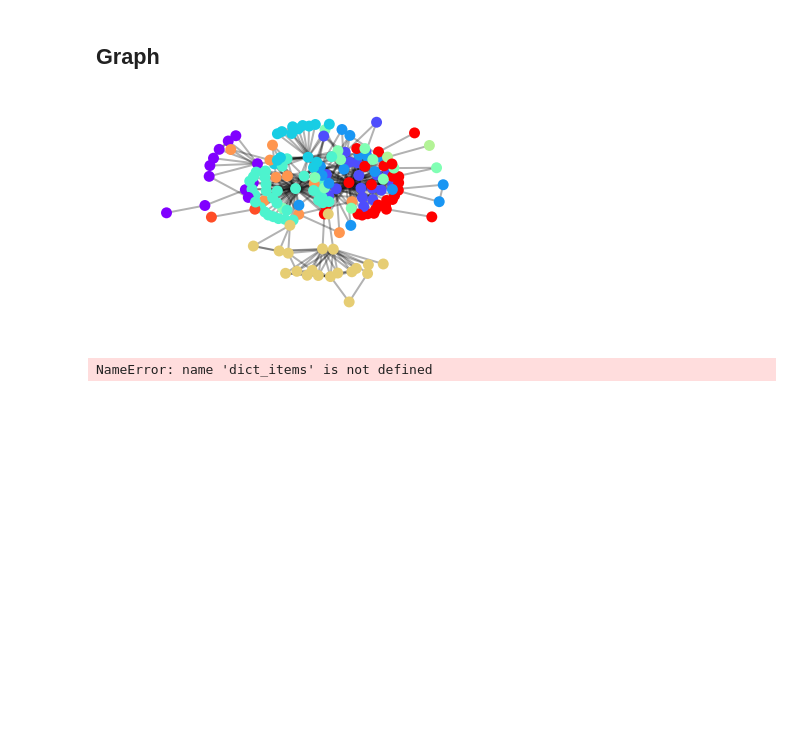
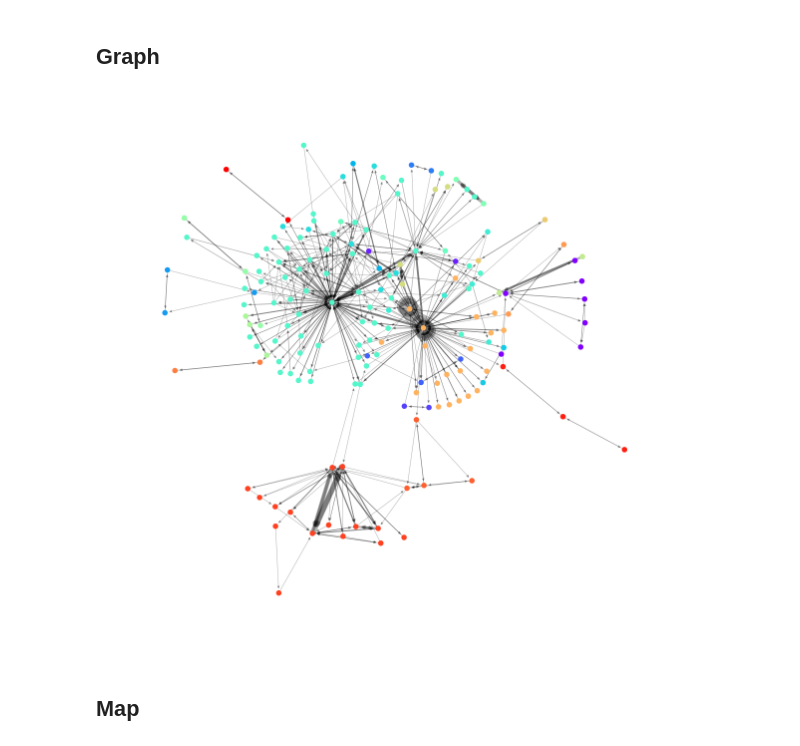
Before and after one commit to ulfaslak/scales_of_human_mobility, a Jupyter notebook: community_detection.ipynb, the cells around one changed output. Cells and saved outputs as stored; diff of their text form; code cells hidden in the pictures; blank space fills up the shorter version.

```diff
--- a/community_detection.ipynb
+++ b/community_detection.ipynb
@@ -101,9 +101,22 @@ nx.write_pajek(G, "data/pajek_317.net")
+# %%
+coords_u_stat = coords_u[coords_u[:, 3] != -1]
+
+counter = Counter([e for e in zip(coords_u_stat[:-1, 3], coords_u_stat[1:, 3]) if e[0] != e[1]])
+G = unetworks.multigraph_to_weighted_graph(nx.MultiDiGraph([e for e in zip(coords_u_stat[:-1, 3], coords_u_stat[1:, 3]) if e[0] != e[1]]), digraph=True)
+# %%
+infomapWrapper = infomap.Infomap("--two-level")
+for e, w in counter.items():
+    infomapWrapper.addLink(int(e[0]), int(e[1]), w)
+
+infomapWrapper.run()
+tree = infomapWrapper.tree
+
+partition = dict((node.physIndex, node.moduleIndex()) for node in tree.leafIter())
 # %%
-uviz.draw(G, partition=True)
+plt.figure(figsize=(20, 20))
+uviz.draw(G, partition=partition)
 plt.show()
 # %% [output]
-[figure, old version]
+[figure, new version]
-# %%
-dict_items
-# %% [output]
-NameError: name 'dict_items' is not defined
+# %% [markdown]
+## Map
```
Also changed, not shown: parts of 8 cells of this notebook, 16 other files.
